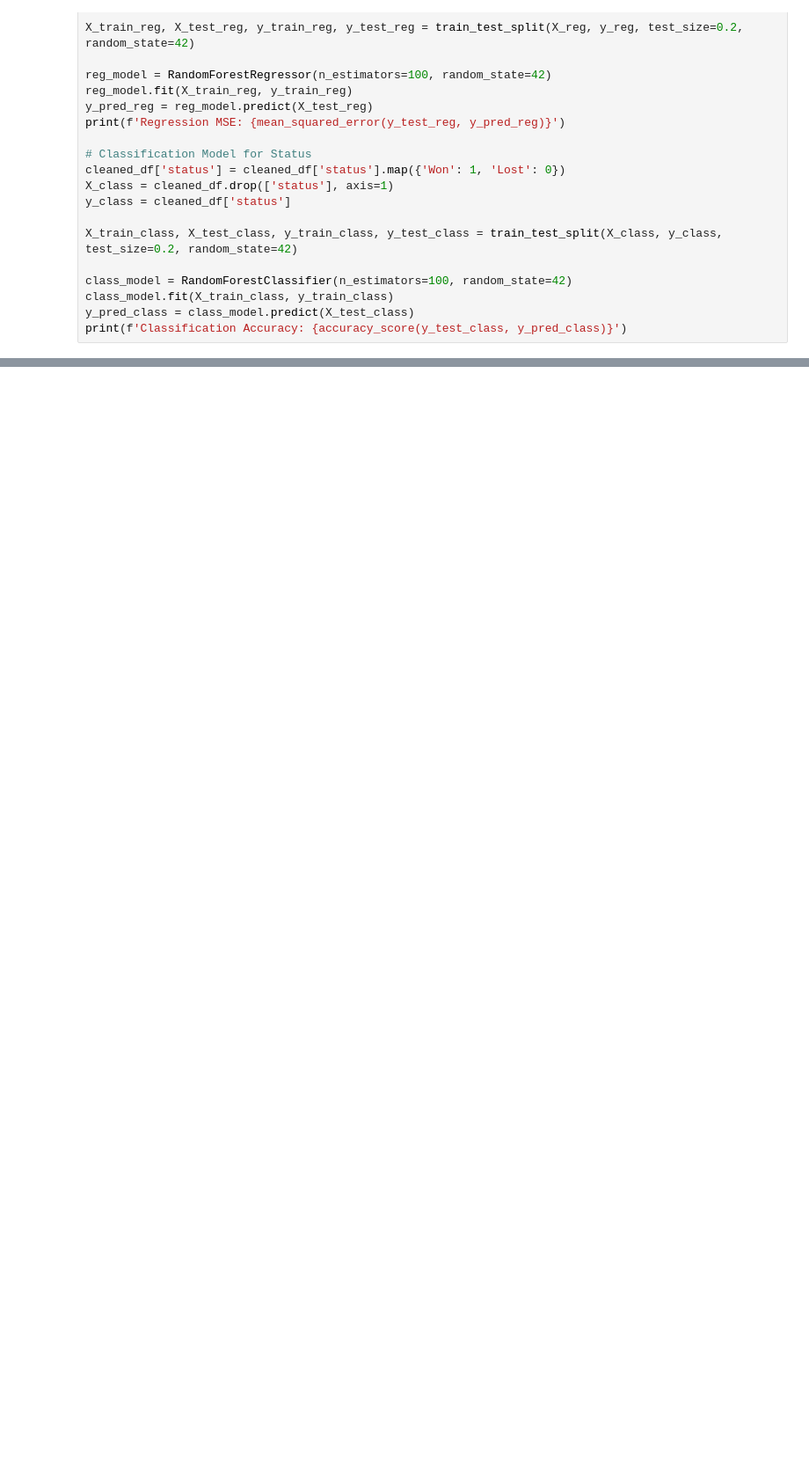
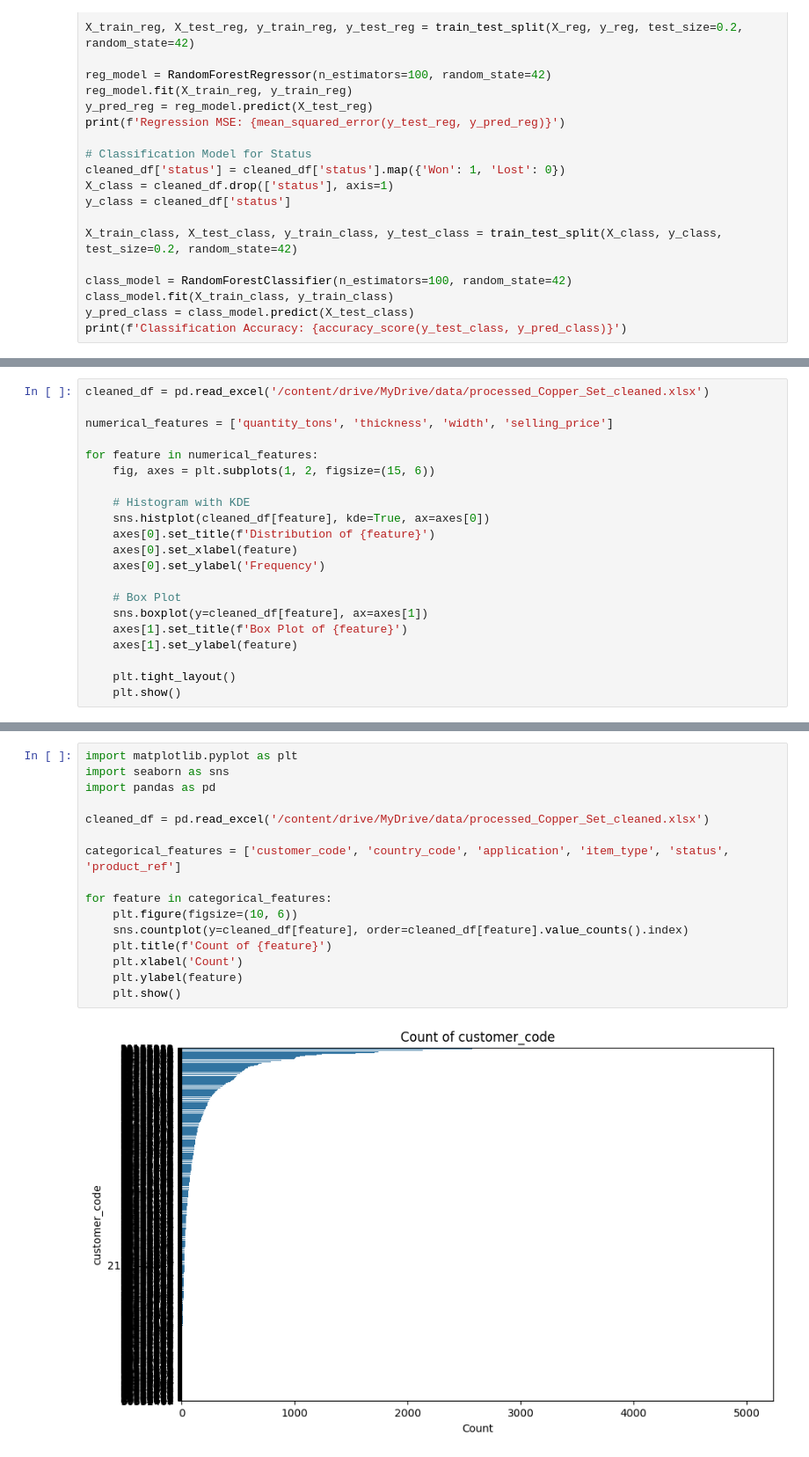
Before and after one commit to Shyams728/copper_ml_project, a Jupyter notebook: industrial_copper_modeling_data_cleaning.ipynb, the cells around one changed output, grey strips where cells are left out. Shown at 88% size. Cells and saved outputs as stored; diff of their text form; blank space fills up the shorter version.

```diff
--- a/industrial_copper_modeling_data_cleaning.ipynb
+++ b/industrial_copper_modeling_data_cleaning.ipynb
@@ -431,0 +454,21 @@ print(f'Classification Accuracy: {accuracy_score(y_test_class, y_pred_class)}')
+# %%
+cleaned_df = pd.read_excel('/content/drive/MyDrive/data/processed_Copper_Set_cleaned.xlsx')
+
+numerical_features = ['quantity_tons', 'thickness', 'width', 'selling_price']
+
+for feature in numerical_features:
+    fig, axes = plt.subplots(1, 2, figsize=(15, 6))
+
+    # Histogram with KDE
+    sns.histplot(cleaned_df[feature], kde=True, ax=axes[0])
+    axes[0].set_title(f'Distribution of {feature}')
+    axes[0].set_xlabel(feature)
+    axes[0].set_ylabel('Frequency')
+
+    # Box Plot
+    sns.boxplot(y=cleaned_df[feature], ax=axes[1])
+    axes[1].set_title(f'Box Plot of {feature}')
+    axes[1].set_ylabel(feature)
+
+    plt.tight_layout()
+    plt.show()
@@ -431,0 +489,18 @@ print(f'Classification Accuracy: {accuracy_score(y_test_class, y_pred_class)}')
+# %%
+import matplotlib.pyplot as plt
+import seaborn as sns
+import pandas as pd
+
+cleaned_df = pd.read_excel('/content/drive/MyDrive/data/processed_Copper_Set_cleaned.xlsx')
+
+categorical_features = ['customer_code', 'country_code', 'application', 'item_type', 'status', 'product_ref']
+
+for feature in categorical_features:
+    plt.figure(figsize=(10, 6))
+    sns.countplot(y=cleaned_df[feature], order=cleaned_df[feature].value_counts().index)
+    plt.title(f'Count of {feature}')
+    plt.xlabel('Count')
+    plt.ylabel(feature)
+    plt.show()
+# %% [output]
+[figure, added]
```
Also changed, not shown: parts of 26 cells of this notebook.
